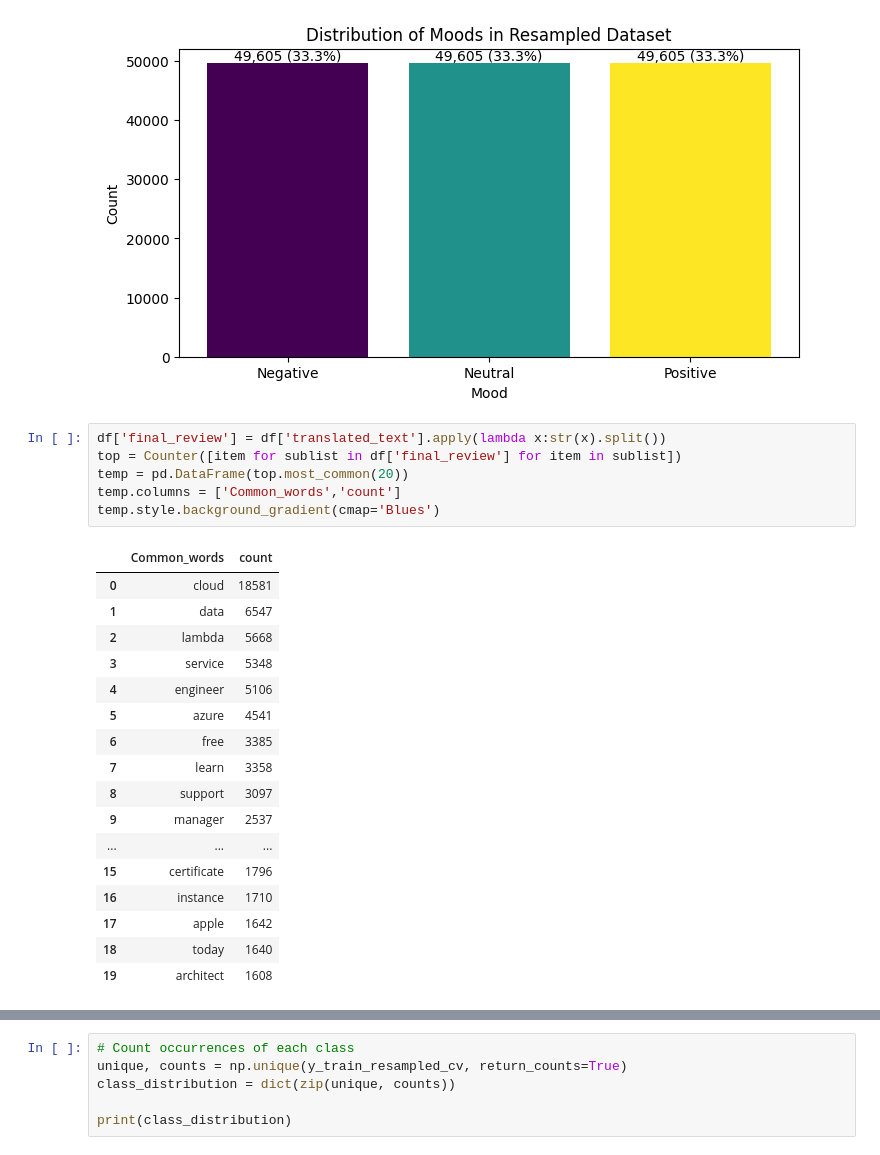
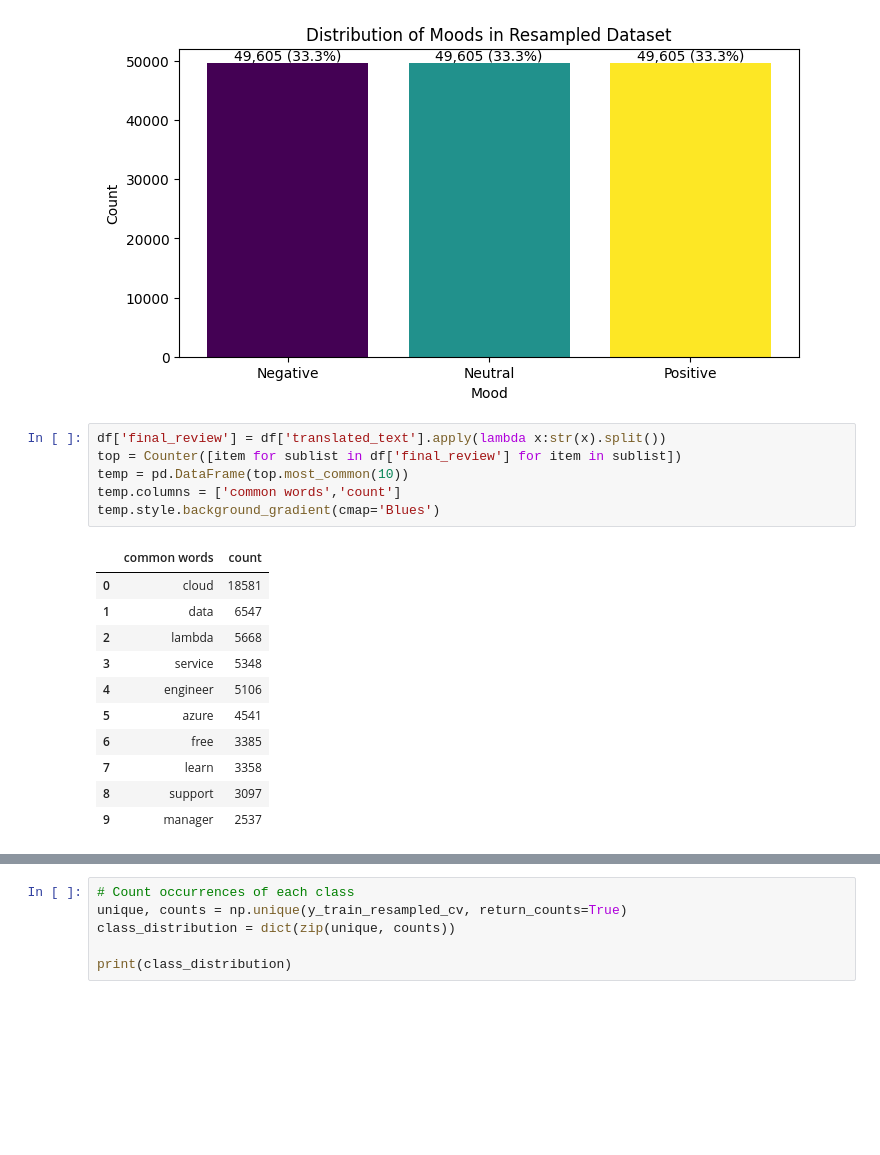
Before and after one commit to anmolpreet914/Analyzing-Twitter-Data-ML, a Jupyter notebook: Data Modelling/Data Modelling.ipynb, the cells around one changed output, grey strips where cells are left out. Drawn from its saved outputs; the diff is of its cells as text; blank space fills up the shorter version.

```diff
--- a/Data Modelling/Data Modelling.ipynb
+++ b/Data Modelling/Data Modelling.ipynb
@@ -321,11 +231,11 @@ plt.show()
 # %%
 df['final_review'] = df['translated_text'].apply(lambda x:str(x).split())
 top = Counter([item for sublist in df['final_review'] for item in sublist])
-temp = pd.DataFrame(top.most_common(20))
-temp.columns = ['Common_words','count']
+temp = pd.DataFrame(top.most_common(10))
+temp.columns = ['common words','count']
 temp.style.background_gradient(cmap='Blues')
 # %% [output]
-|  | Common_words | count |
+|  | common words | count |
 | 0 | cloud | 18581 |
 | 1 | data | 6547 |
 | 2 | lambda | 5668 |
@@ -336,9 +246,3 @@ temp.style.background_gradient(cmap='Blues')
 | 7 | learn | 3358 |
 | 8 | support | 3097 |
 | 9 | manager | 2537 |
-| ... | ... | ... |
-| 15 | certificate | 1796 |
-| 16 | instance | 1710 |
-| 17 | apple | 1642 |
-| 18 | today | 1640 |
-| 19 | architect | 1608 |
```
Also changed, not shown: parts of 86 cells of this notebook.
